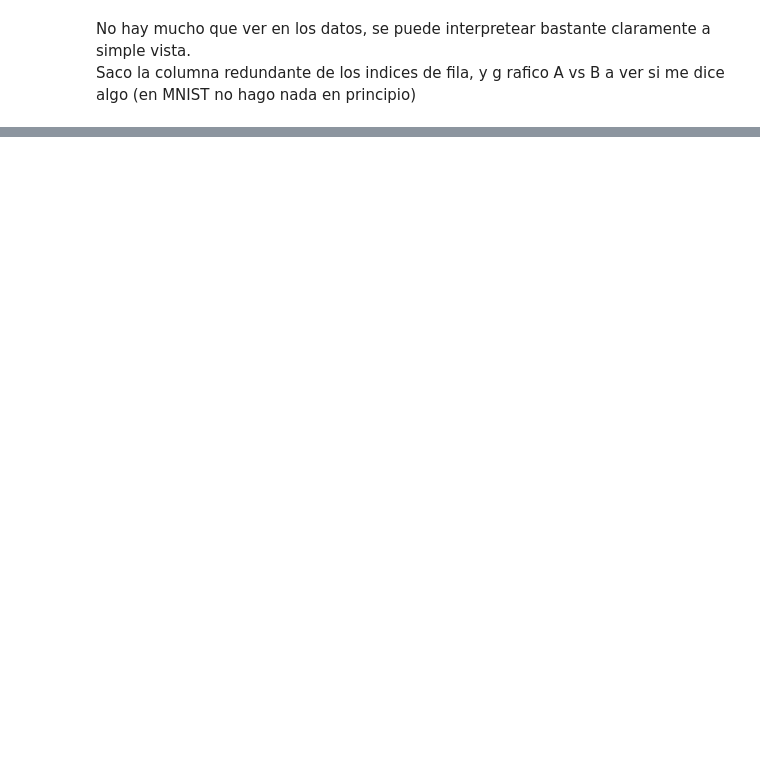
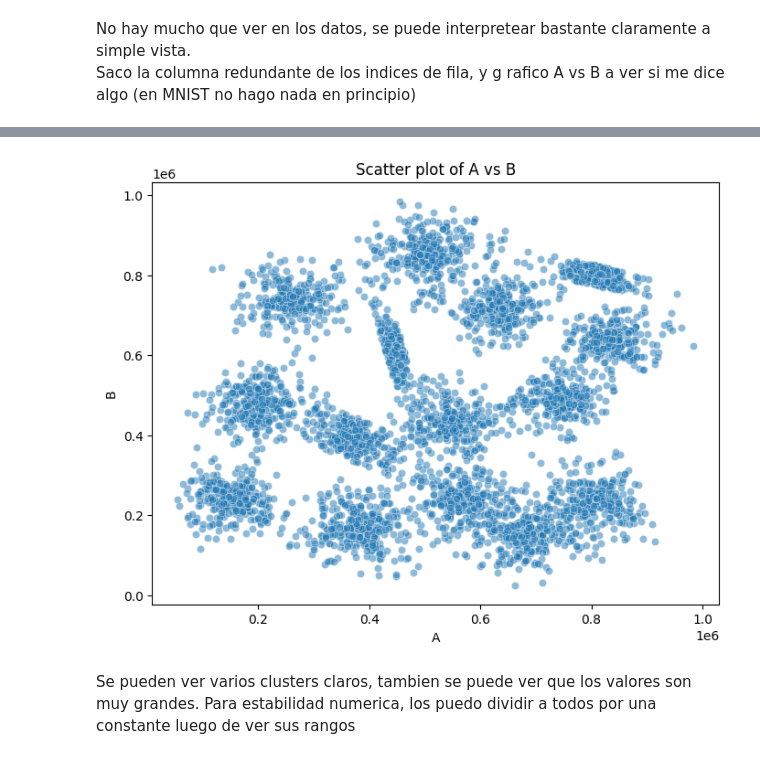
Before and after one commit to manumei/ML-TP4, a Jupyter notebook: Meiriño_Manuel_Notebook.ipynb, the cells around one changed output, grey strips where cells are left out. Saved outputs shown, nothing was run; the diff lists cells and outputs as text; code cells hidden in the pictures; blank space fills up the shorter version.

Commit message:
Finished Data Process

```diff
--- a/Meiriño_Manuel_Notebook.ipynb
+++ b/Meiriño_Manuel_Notebook.ipynb
@@ -5,6 +5,6 @@ import pandas as pd
 import seaborn as sns
 from colorama import Fore, Style
 # %%
-clust = pd.read_csv('data/clustering.csv')
+clusters = pd.read_csv('data/clustering.csv')
 mnist = pd.read_csv('data/MNIST_dataset.csv')
 # %% [markdown]
@@ -14,5 +14,5 @@ No hay mucho que ver en los datos, se puede interpretear bastante claramente a s
 Saco la columna redundante de los indices de fila, y g rafico A vs B a ver si me dice algo (en MNIST no hago nada en principio)
 # %%
 # Base Process
-clust = clust.drop("Unnamed: 0", axis=1)
+clusters = clusters.drop("Unnamed: 0", axis=1)
 # %%
@@ -22,7 +40,11 @@ print(clust.head(n=15))
 # %%
 plt.figure(figsize=(8, 6))
-sns.scatterplot(data=clust, x='A', y='B', alpha=0.5)
+sns.scatterplot(data=clusters, x='A', y='B', alpha=0.5)
 plt.title('Scatter plot of A vs B')
 plt.xlabel('A')
 plt.ylabel('B')
 plt.show()
+# %% [output]
+[figure, added]
+# %% [markdown]
+Se pueden ver varios clusters claros, tambien se puede ver que los valores son muy grandes. Para estabilidad numerica, los puedo dividir a todos por una constante luego de ver sus rangos
```
Also changed, not shown: parts of 7 cells of this notebook.
